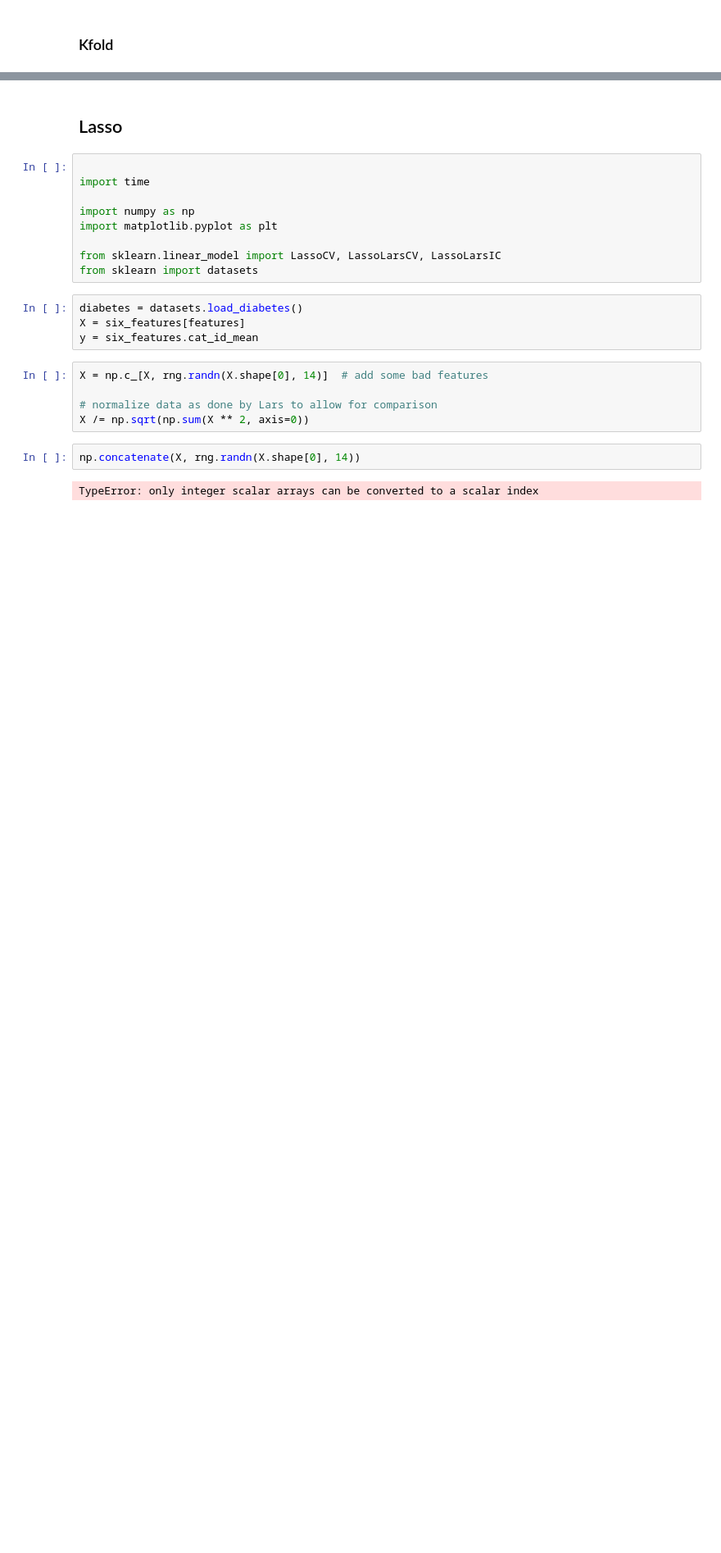
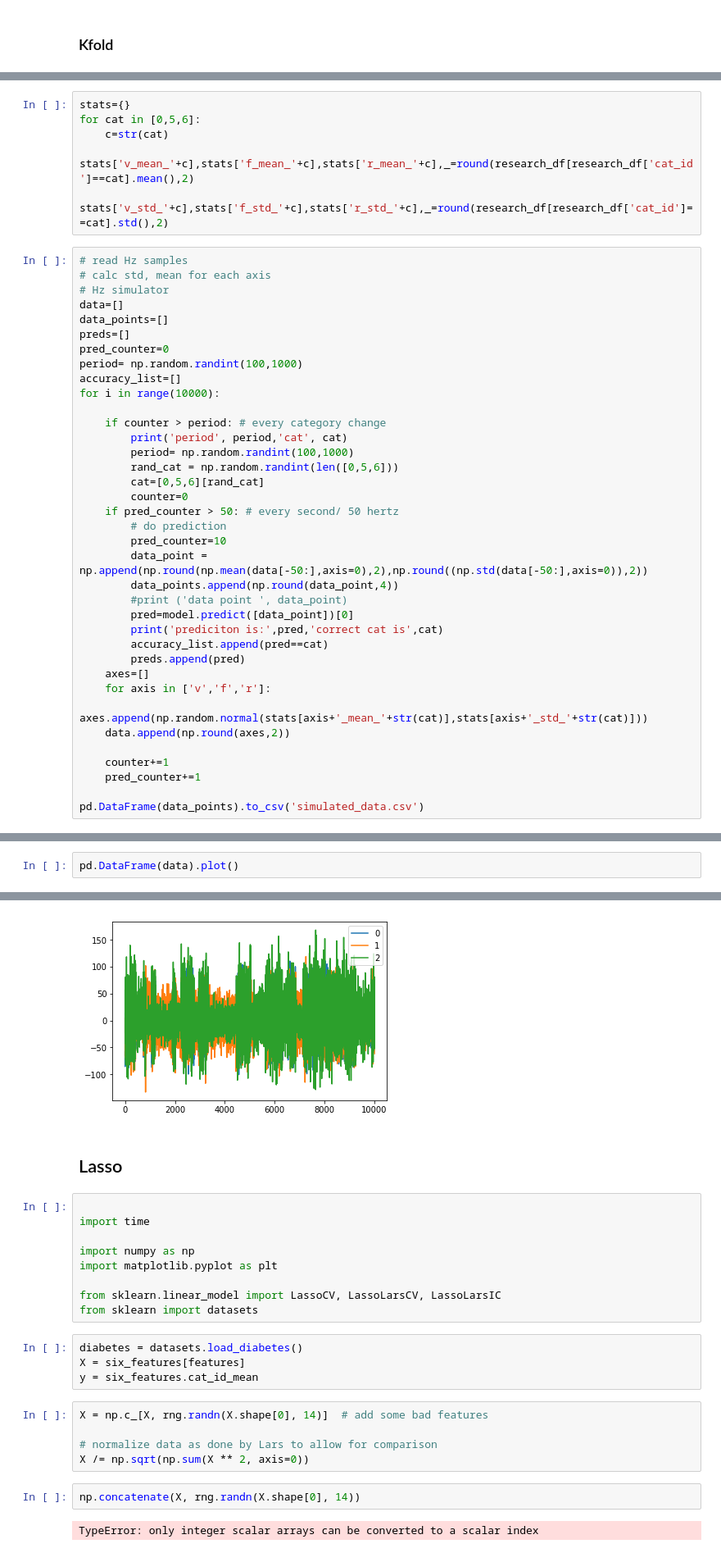
Before and after one commit to lirazch/RoadTrackACC, a Jupyter notebook: mainRoadTrackNotebook.ipynb, the cells around one changed output, grey strips where cells are left out. Shown at 82% size. Cells and saved outputs as stored; diff of their text form; blank space fills up the shorter version.

Commit message:
working shipped model prototype

```diff
--- a/mainRoadTrackNotebook.ipynb
+++ b/mainRoadTrackNotebook.ipynb
@@ -135,0 +340,43 @@ for samples_train, samples_test in kf.split(six_features):
+# %%
+stats={}
+for cat in [0,5,6]:
+    c=str(cat)
+    stats['v_mean_'+c],stats['f_mean_'+c],stats['r_mean_'+c],_=round(research_df[research_df['cat_id']==cat].mean(),2)
+    stats['v_std_'+c],stats['f_std_'+c],stats['r_std_'+c],_=round(research_df[research_df['cat_id']==cat].std(),2)
+# %%
+# read Hz samples
+# calc std, mean for each axis
+# Hz simulator
+data=[]
+data_points=[]
+preds=[]
+pred_counter=0
+period= np.random.randint(100,1000)
+accuracy_list=[]
+for i in range(10000):
+
+    if counter > period: # every category change
+        print('period', period,'cat', cat)
+        period= np.random.randint(100,1000)
+        rand_cat = np.random.randint(len([0,5,6]))
+        cat=[0,5,6][rand_cat]
+        counter=0
+    if pred_counter > 50: # every second/ 50 hertz
+        # do prediction
+        pred_counter=10
+        data_point = np.append(np.round(np.mean(data[-50:],axis=0),2),np.round((np.std(data[-50:],axis=0)),2))
+        data_points.append(np.round(data_point,4))
+        #print ('data point ', data_point)
+        pred=model.predict([data_point])[0]
+        print('prediciton is:',pred,'correct cat is',cat)
+        accuracy_list.append(pred==cat)
+        preds.append(pred)
+    axes=[]
+    for axis in ['v','f','r']:
+        axes.append(np.random.normal(stats[axis+'_mean_'+str(cat)],stats[axis+'_std_'+str(cat)]))
+    data.append(np.round(axes,2))
+
+    counter+=1
+    pred_counter+=1
+
+pd.DataFrame(data_points).to_csv('simulated_data.csv')
@@ -135,0 +428,3 @@ for samples_train, samples_test in kf.split(six_features):
+# %%
+pd.DataFrame(data).plot()
+# %% [output]
@@ -136,3 +432,4 @@ for samples_train, samples_test in kf.split(six_features):
+[figure, added]
 # %% [markdown]
 ## Lasso
 # %%
```
Also changed, not shown: parts of 59 cells of this notebook, 1 other file.
